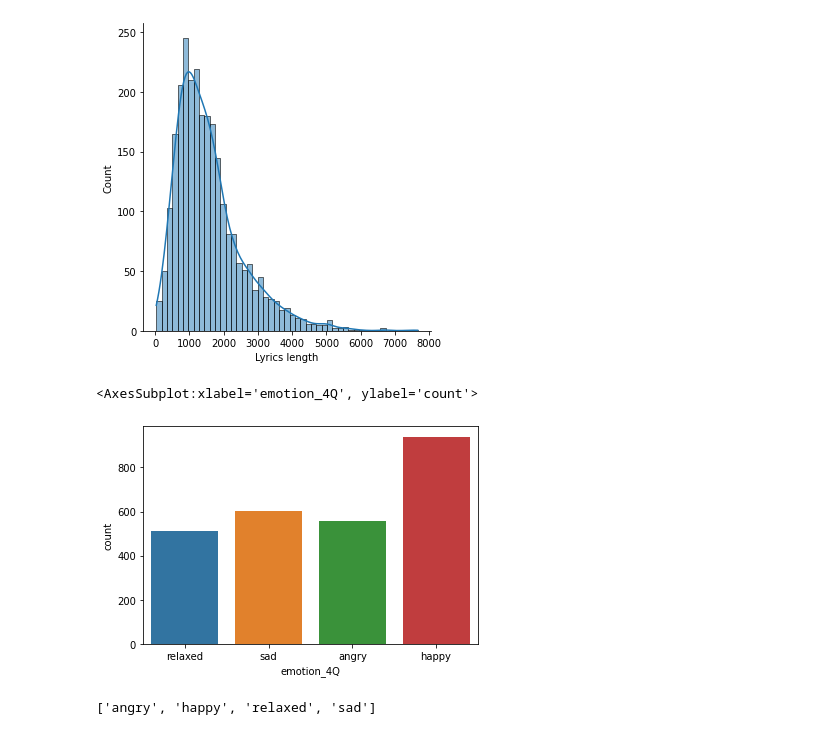
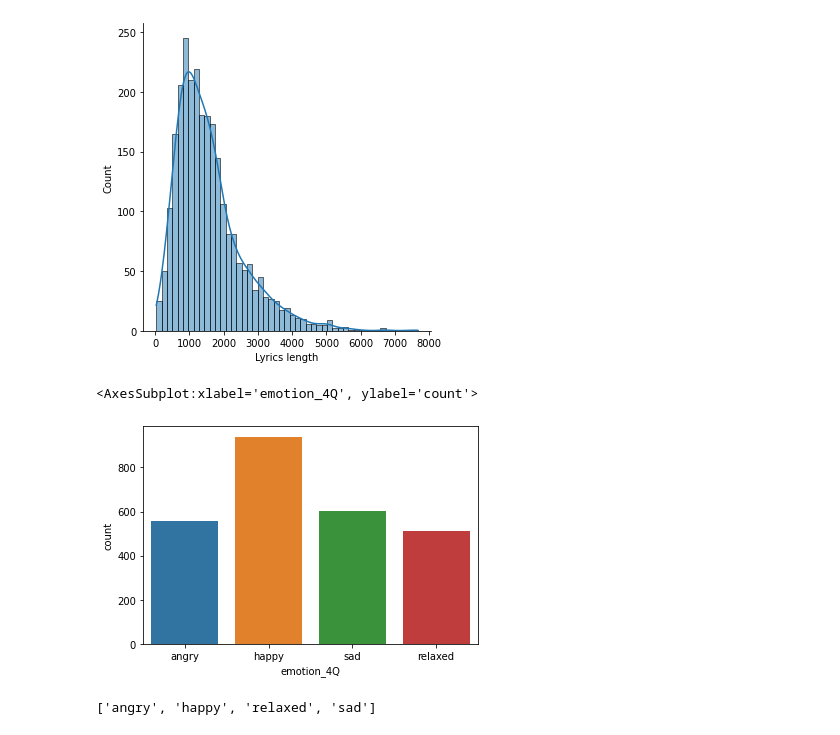
Before and after one commit to wojtek11530/song_lyric_classification, a Jupyter notebook: notebooks/preprocessed_dataset_analysis.ipynb, the cells around one changed output. Saved outputs shown, nothing was run; the diff lists cells and outputs as text; code cells hidden in the pictures.

```diff
--- a/notebooks/preprocessed_dataset_analysis.ipynb
+++ b/notebooks/preprocessed_dataset_analysis.ipynb
@@ -65,10 +65,10 @@ plt.xlabel('Lyrics length')
 Text(0.5, 6.79999999999999, 'Lyrics length')
 [figure]
 # %%
-sns.countplot(x="emotion_4Q", data=df)
+sns.countplot(x="emotion_4Q", data=df, order=['angry', 'happy', 'sad', 'relaxed'])
 # %% [output]
 <AxesSubplot:xlabel='emotion_4Q', ylabel='count'>
-[figure, old version]
+[figure, new version]
 # %%
 sorted(df.emotion_4Q.unique())
 # %% [output]
```
Also changed, not shown: parts of 5 cells of this notebook, 4 other files.
